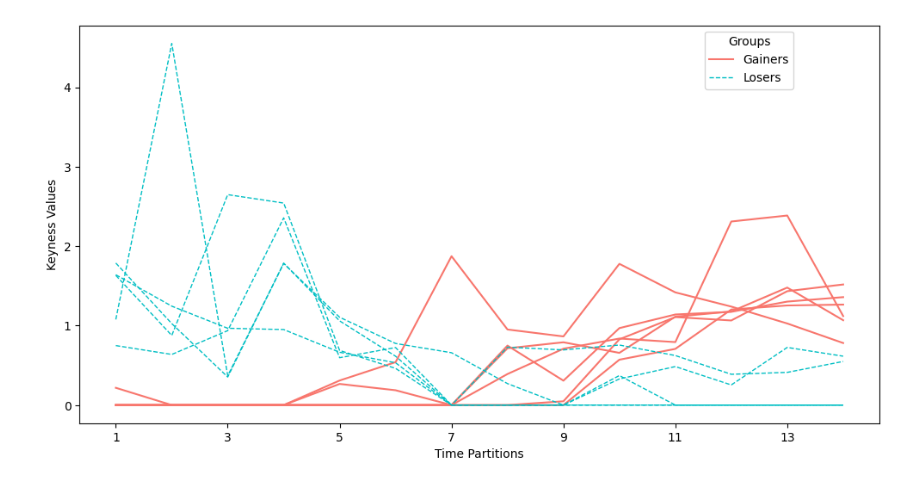
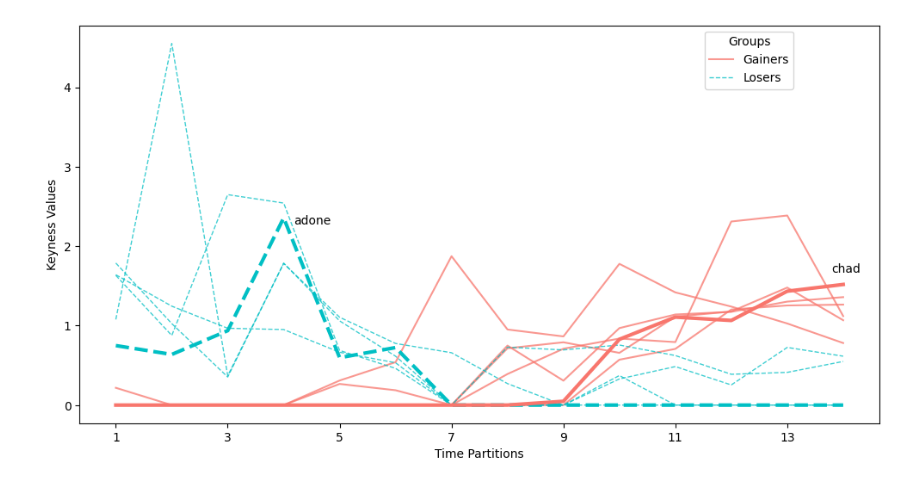
Before and after one commit to paolo-gajo/incel-thesis, a Jupyter notebook: diachronic study/line_chart_diachronic_study.ipynb, the cells around one changed output. Cells and saved outputs as stored; diff of their text form; code cells hidden in the pictures.

```diff
--- a/diachronic study/line_chart_diachronic_study.ipynb
+++ b/diachronic study/line_chart_diachronic_study.ipynb
@@ -1,30 +1,48 @@
 # %%
 import pandas as pd
 import matplotlib.pyplot as plt
-import matplotlib.lines as mlines
 
 # Read the CSV file
-data = pd.read_csv('/home/pgajo/working/diachronic study/fdb_terms_diachronic_study_line_chart.csv', index_col='Item')
+data = pd.read_csv('/home/pgajo/working/incels/diachronic study/fdb_terms_diachronic_study_line_chart.csv', index_col='Item')
 
 # Separate gainers and losers
 gainers = data[data['Group'] == 'gainer'].drop(columns=['Group'])
 losers = data[data['Group'] == 'loser'].drop(columns=['Group'])
 
+# Separate 'adone' from 'losers'
+adone = losers.loc[losers.index == 'adone']
+losers = losers.loc[losers.index != 'adone']
+
+# Separate 'chad' from 'gainers'
+chad = gainers.loc[gainers.index == 'chad']
+gainers = gainers.loc[gainers.index != 'chad']
+
 # Plot the line chart
-ax = gainers.T.plot(figsize=(12, 6), color='#f8766d', linestyle='-')
-losers.T.plot(ax=ax, color='#00bfc4', linestyle='--', linewidth=1)
+ax = gainers.T.plot(figsize=(12, 6), color='#f8766d', linestyle='-', alpha=0.75)
+losers.T.plot(ax=ax, color='#00bfc4', linestyle='--', linewidth=1, alpha=0.75)
+
+# Plot the 'adone' line with a different linewidth
+adone_line = adone.T.plot(ax=ax, color='#00bfc4', linestyle='--', linewidth=3)
+
+# Plot the 'chad' line with a different linewidth
+chad_line = chad.T.plot(ax=ax, color='#f8766d', linestyle='-', linewidth=3)
 
 # Customize the chart
-# plt.title('Keyness Values Over Time - Incels.is')
 plt.xlabel('Time Partitions')
 plt.ylabel('Keyness Values')
 
+# Annotate 'adone' and 'chad' in the plot
+ax.annotate('adone', xy=(adone_line.get_lines()[-1].get_xdata()[-1], adone_line.get_lines()[-1].get_ydata()[-1]),
+            xytext=(-460,50), textcoords='offset points')
+ax.annotate('chad', xy=(chad_line.get_lines()[-1].get_xdata()[-1], chad_line.get_lines()[-1].get_ydata()[-1]),
+            xytext=(-10,10), textcoords='offset points')
+
 # Create legend handles and display the legend
-red_line = mlines.Line2D([], [], color='#f8766d', label='Gainers', linestyle='-')
-blue_line = mlines.Line2D([], [], color='#00bfc4', label='Losers', linestyle='--', linewidth=1)
+red_line = plt.Line2D([], [], color='#f8766d', label='Gainers', linestyle='-', alpha=0.75)
+blue_line = plt.Line2D([], [], color='#00bfc4', label='Losers', linestyle='--', linewidth=1, alpha=0.75)
 plt.legend(handles=[red_line, blue_line], title='Groups', loc='upper right', bbox_to_anchor=(0.9, 1))
-
+plt.savefig('/home/pgajo/working/incels/images_tables/other/keyness_chart_fdb.pdf', bbox_inches='tight')
 # Display the chart
 plt.show()
 # %% [output]
-[figure, old version]
+[figure, new version]
```
Also changed, not shown: 49 other files.
